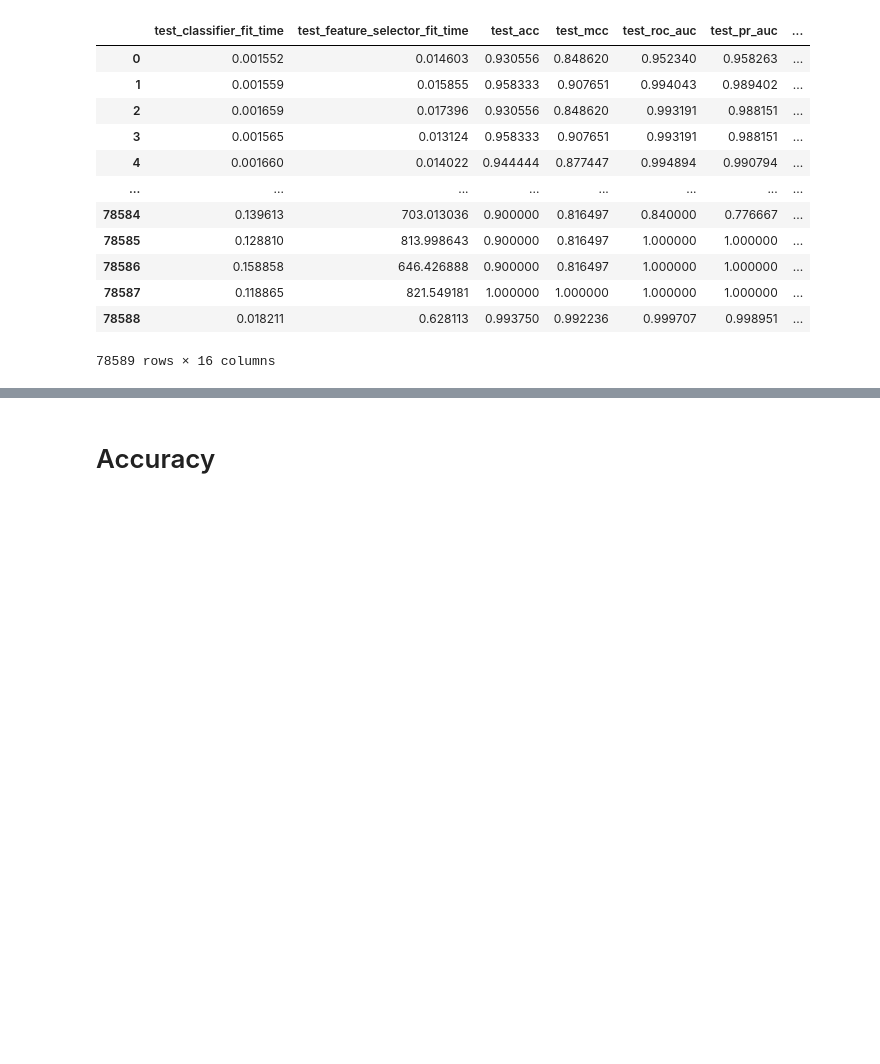
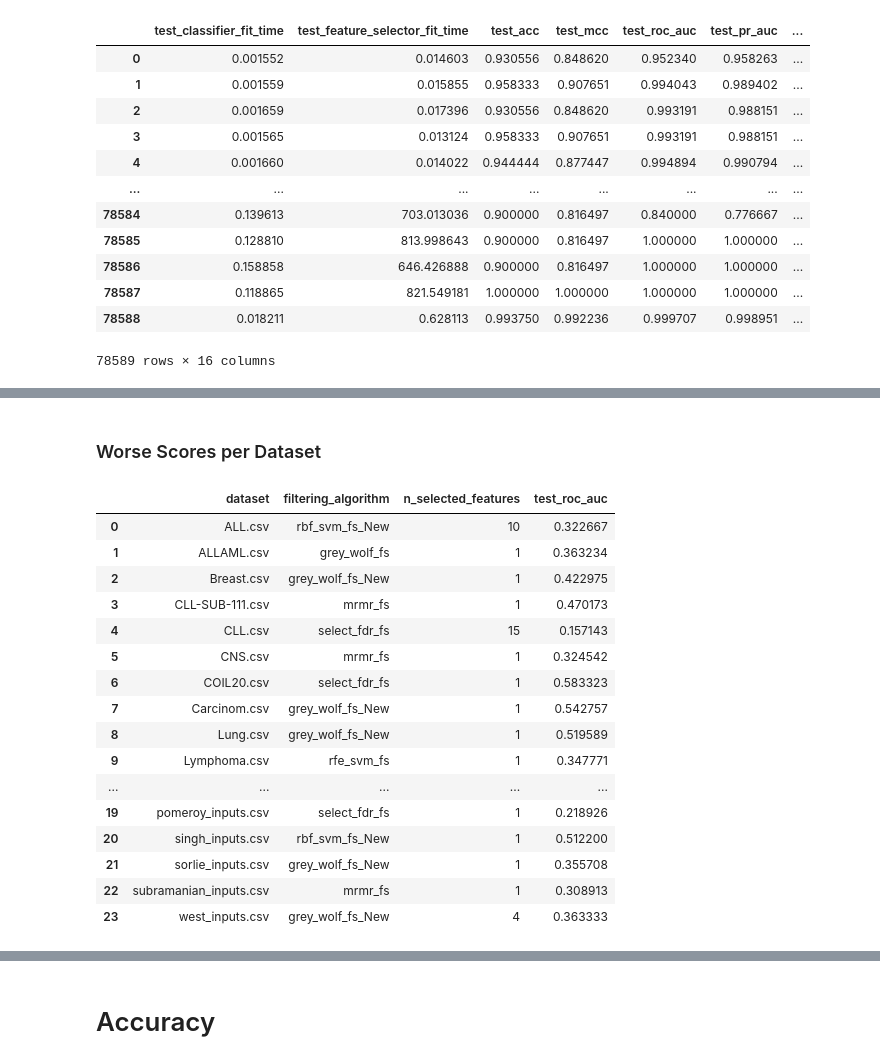
Before and after one commit to TzviLederer/feature-selection, a Jupyter notebook: analyze_results.ipynb, the cells around one changed output, grey strips where cells are left out. Saved outputs shown, nothing was run; the diff lists cells and outputs as text; code cells hidden in the pictures; blank space fills up the shorter version.

```diff
--- a/analyze_results.ipynb
+++ b/analyze_results.ipynb
@@ -22,0 +58,27 @@ df
+# %% [markdown]
+### Worse Scores per Dataset
+# %%
+min_df = mean_df.groupby('dataset').min()[metric_col].reset_index()
+
+min_df = min_df.apply(
+    lambda row: mean_df[(mean_df['dataset'] == row['dataset']) & (mean_df[metric_col] == row[metric_col])].iloc[0],
+    axis=1)
+min_df
+# %% [output]
+|  | dataset | filtering_algorithm | n_selected_features | test_roc_auc |
+| 0 | ALL.csv | rbf_svm_fs_New | 10 | 0.322667 |
+| 1 | ALLAML.csv | grey_wolf_fs | 1 | 0.363234 |
+| 2 | Breast.csv | grey_wolf_fs_New | 1 | 0.422975 |
+| 3 | CLL-SUB-111.csv | mrmr_fs | 1 | 0.470173 |
+| 4 | CLL.csv | select_fdr_fs | 15 | 0.157143 |
+| 5 | CNS.csv | mrmr_fs | 1 | 0.324542 |
+| 6 | COIL20.csv | select_fdr_fs | 1 | 0.583323 |
+| 7 | Carcinom.csv | grey_wolf_fs_New | 1 | 0.542757 |
+| 8 | Lung.csv | grey_wolf_fs_New | 1 | 0.519589 |
+| 9 | Lymphoma.csv | rfe_svm_fs | 1 | 0.347771 |
+| ... | ... | ... | ... | ... |
+| 19 | pomeroy_inputs.csv | select_fdr_fs | 1 | 0.218926 |
+| 20 | singh_inputs.csv | rbf_svm_fs_New | 1 | 0.512200 |
+| 21 | sorlie_inputs.csv | grey_wolf_fs_New | 1 | 0.355708 |
+| 22 | subramanian_inputs.csv | mrmr_fs | 1 | 0.308913 |
+| 23 | west_inputs.csv | grey_wolf_fs_New | 4 | 0.363333 |
```
Also changed, not shown: parts of 34 cells of this notebook.
